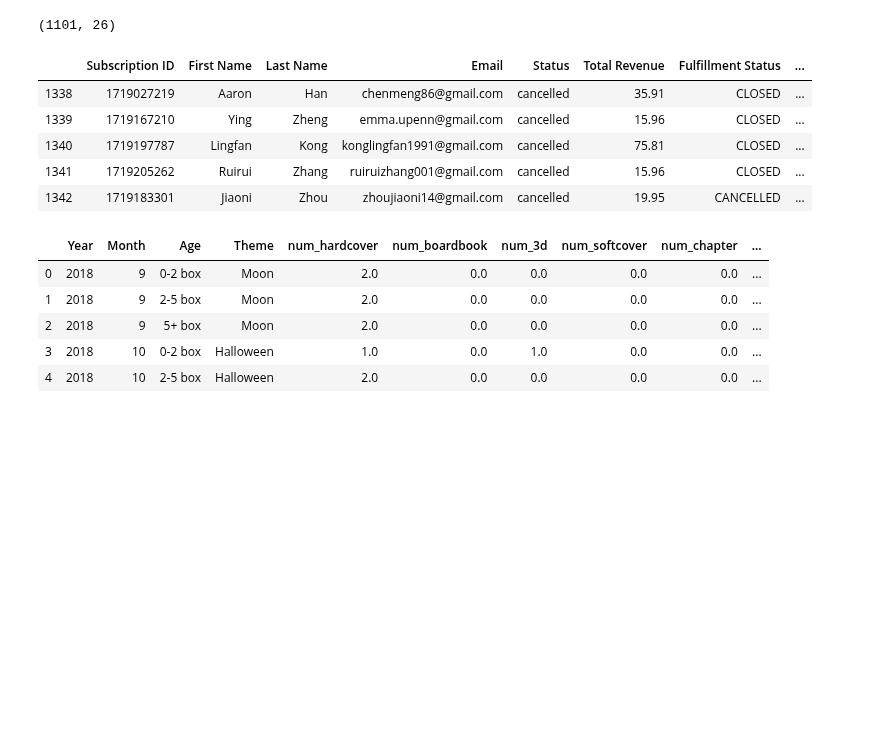
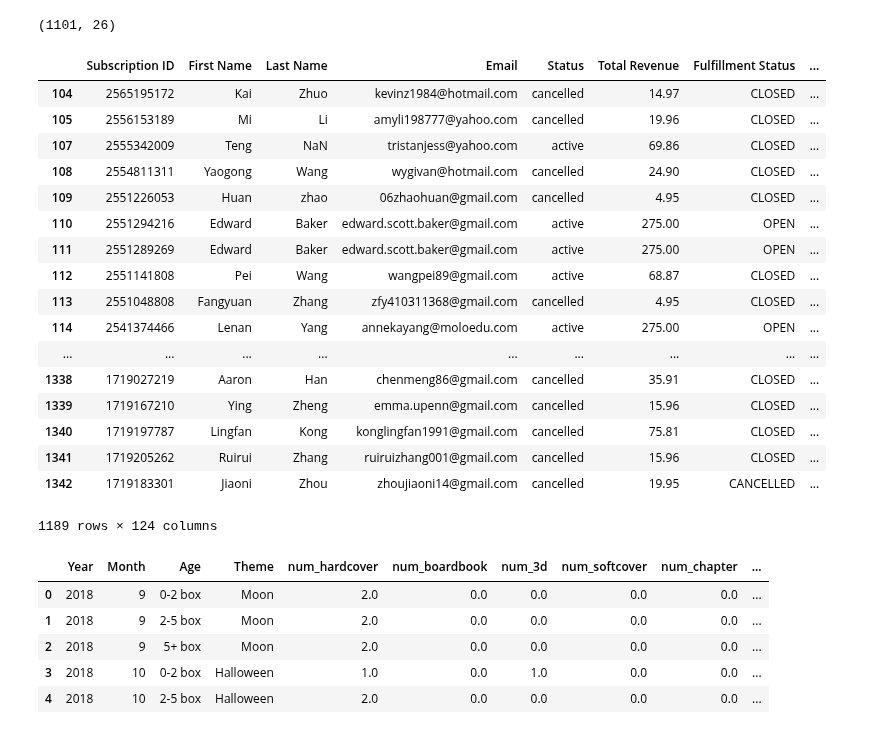
Before and after one commit to Armclimber/Projects, a Jupyter notebook: Capstone2/Subscription - Data Wrangling and EDA.ipynb, the cells around one changed output. Saved outputs shown, nothing was run; the diff lists cells and outputs as text; code cells hidden in the pictures; blank space fills up the shorter version.

```diff
--- a/Capstone2/Subscription - Data Wrangling and EDA.ipynb
+++ b/Capstone2/Subscription - Data Wrangling and EDA.ipynb
@@ -10,8 +10,8 @@ from datetime import datetime, timezone
 
 pd.set_option('display.max_columns', 999)
 # %%
-#data_path = "C:/Users/armcl/Python/Springboard_Cap2/Data/" #Home
-data_path = "C:/Users/yyzhao/python/Springboard/Capstone2/Data/" #Work
+data_path = "C:/Users/armcl/Python/Springboard_Cap2/Data/" #Home
+#data_path = "C:/Users/yyzhao/python/Springboard/Capstone2/Data/" #Work
 # %%
 #Read customers data
 customers = pd.read_csv(data_path + "Subscription/customers.csv", encoding="utf8")
@@ -187,10 +187,10 @@ subscriptions = subscriptions[subscriptions.columns[~subscriptions.columns.str.c
 # %%
 #Deal with time
 
-subscriptions['Start_Date_Long']= pd.to_datetime(subscriptions['Start Date']+'/'+subscriptions['Start Date Time'])
-subscriptions['End_Date_Long']= pd.to_datetime(subscriptions['End Date'])
-subscriptions['Cancel_Date_Long']= pd.to_datetime(subscriptions['Last Cancel Date']+'/'+subscriptions['Last Cancel Date Time'].astype(str).str[:-5])
-subscriptions['Cancel_Date_Long'].fillna('', inplace=True)
+subscriptions['Start_Date_dt']= pd.to_datetime(subscriptions['Start Date']+'/'+subscriptions['Start Date Time'])
+subscriptions['End_Date_dt']= pd.to_datetime(subscriptions['End Date'])
+subscriptions['Cancel_Date_dt']= pd.to_datetime(subscriptions['Last Cancel Date']+'/'+subscriptions['Last Cancel Date Time'].astype(str).str[:-5])
+subscriptions['Cancel_Date_dt'].fillna('', inplace=True)
 
 #Conver to local time based on country and state
 #Create Time Zones
@@ -208,9 +208,9 @@ subscriptions.loc[(subscriptions['Shipping Country']=='CA')
 
 subscriptions.loc[subscriptions['Shipping Country']=='MY','Time_Zone'] = 'Asia/Kuala_Lumpur'
 
-subscriptions['Start_Date_Long'] = subscriptions.apply(lambda row : row['Start_Date_Long'].tz_localize('America/Los_Angeles').tz_convert(row['Time_Zone']), axis = 1)
+subscriptions['Start_Date_Long'] = subscriptions.apply(lambda row : row['Start_Date_dt'].tz_localize('America/Los_Angeles').tz_convert(row['Time_Zone']), axis = 1)
 
-subscriptions['Cancel_Date_Long'] = subscriptions.apply(lambda row : row['Cancel_Date_Long'].tz_localize('America/Los_Angeles').tz_convert(row['Time_Zone']) if row['Cancel_Date_Long']!='' else "", axis = 1)
+subscriptions['Cancel_Date_Long'] = subscriptions.apply(lambda row : row['Cancel_Date_dt'].tz_localize('America/Los_Angeles').tz_convert(row['Time_Zone']) if row['Cancel_Date_dt']!='' else "", axis = 1)
 # %%
 #Create new features
 
@@ -564,15 +564,27 @@ dtype: float64
 cancellations.shape
 # %% [output]
 (1101, 26)
-# %%
-subscriptions.tail(5)
-# %% [output]
-|  | Subscription ID | First Name | Last Name | Email | Status | Total Revenue | Fulfillment Status | ... |
-| 1338 | 1719027219 | Aaron | Han | chenmeng86@gmail.com | cancelled | 35.91 | CLOSED | ... |
-| 1339 | 1719167210 | Ying | Zheng | emma.upenn@gmail.com | cancelled | 15.96 | CLOSED | ... |
-| 1340 | 1719197787 | Lingfan | Kong | konglingfan1991@gmail.com | cancelled | 75.81 | CLOSED | ... |
-| 1341 | 1719205262 | Ruirui | Zhang | ruiruizhang001@gmail.com | cancelled | 15.96 | CLOSED | ... |
-| 1342 | 1719183301 | Jiaoni | Zhou | zhoujiaoni14@gmail.com | cancelled | 19.95 | CANCELLED | ... |
+# %%
+subscriptions[100:]
+# %% [output]
+|  | Subscription ID | First Name | Last Name | Email | Status | Total Revenue | Fulfillment Status | ... |
+| 104 | 2565195172 | Kai | Zhuo | kevinz1984@hotmail.com | cancelled | 14.97 | CLOSED | ... |
+| 105 | 2556153189 | Mi | Li | amyli198777@yahoo.com | cancelled | 19.96 | CLOSED | ... |
+| 107 | 2555342009 | Teng | NaN | tristanjess@yahoo.com | active | 69.86 | CLOSED | ... |
+| 108 | 2554811311 | Yaogong | Wang | wygivan@hotmail.com | cancelled | 24.90 | CLOSED | ... |
+| 109 | 2551226053 | Huan | zhao | 06zhaohuan@gmail.com | cancelled | 4.95 | CLOSED | ... |
+| 110 | 2551294216 | Edward | Baker | edward.scott.baker@gmail.com | active | 275.00 | OPEN | ... |
+| 111 | 2551289269 | Edward | Baker | edward.scott.baker@gmail.com | active | 275.00 | OPEN | ... |
+| 112 | 2551141808 | Pei | Wang | wangpei89@gmail.com | active | 68.87 | CLOSED | ... |
+| 113 | 2551048808 | Fangyuan | Zhang | zfy410311368@gmail.com | cancelled | 4.95 | CLOSED | ... |
+| 114 | 2541374466 | Lenan | Yang | annekayang@moloedu.com | active | 275.00 | OPEN | ... |
+| ... | ... | ... | ... | ... | ... | ... | ... | ... |
+| 1338 | 1719027219 | Aaron | Han | chenmeng86@gmail.com | cancelled | 35.91 | CLOSED | ... |
+| 1339 | 1719167210 | Ying | Zheng | emma.upenn@gmail.com | cancelled | 15.96 | CLOSED | ... |
+| 1340 | 1719197787 | Lingfan | Kong | konglingfan1991@gmail.com | cancelled | 75.81 | CLOSED | ... |
+| 1341 | 1719205262 | Ruirui | Zhang | ruiruizhang001@gmail.com | cancelled | 15.96 | CLOSED | ... |
+| 1342 | 1719183301 | Jiaoni | Zhou | zhoujiaoni14@gmail.com | cancelled | 19.95 | CANCELLED | ... |
+1189 rows × 124 columns
 # %%
 #box content data
 box = pd.read_csv(data_path + "Subscription/box.csv", encoding="utf8")
```
Also changed, not shown: parts of 16 cells of this notebook.
